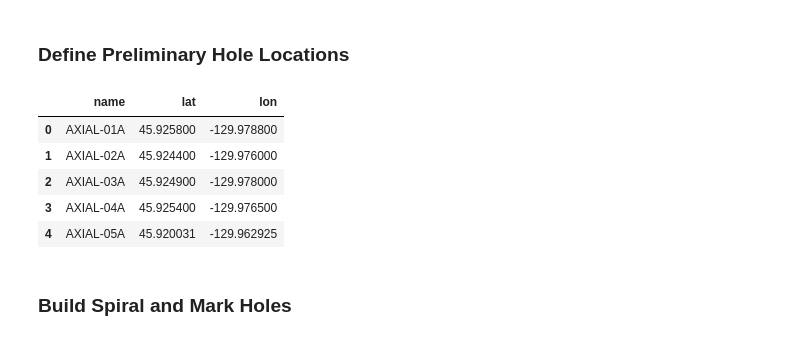
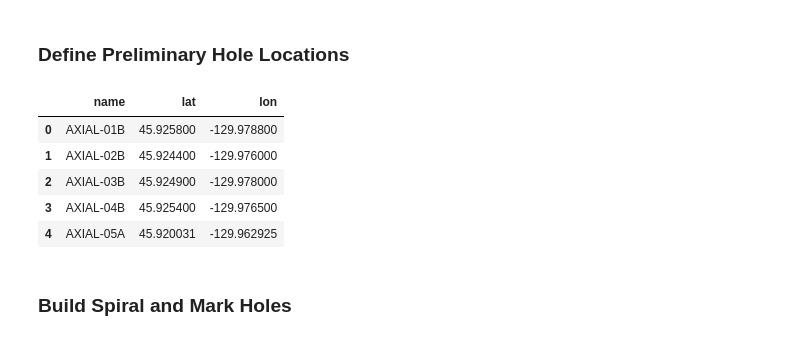
Before and after one commit to ooicloud/axial-drilling, a Jupyter notebook: maps/notebooks/clean_data.ipynb, the cells around one changed output. Cells and saved outputs as stored; diff of their text form; code cells hidden in the pictures.

```diff
--- a/maps/notebooks/clean_data.ipynb
+++ b/maps/notebooks/clean_data.ipynb
@@ -210,20 +210,20 @@ thickness_interp_ds.to_zarr(data_dir + 'thickness_interp.zarr', mode='w')
 # %% [markdown]
 ### Define Preliminary Hole Locations
 # %%
-holes = [['AXIAL-01A', 45.9258, -129.9788],
-         ['AXIAL-02A', 45.9244, -129.9760],
-         ['AXIAL-03A', 45.9249, -129.9780],
-         ['AXIAL-04A', 45.9254, -129.9765],
+holes = [['AXIAL-01B', 45.9258, -129.9788],
+         ['AXIAL-02B', 45.9244, -129.9760],
+         ['AXIAL-03B', 45.9249, -129.9780],
+         ['AXIAL-04B', 45.9254, -129.9765],
          ['AXIAL-05A', 45.92003065, -129.96292517]]
 
 holes_df = pd.DataFrame(holes, columns = ['name', 'lat', 'lon'])
 holes_df
 # %% [output]
 |  | name | lat | lon |
-| 0 | AXIAL-01A | 45.925800 | -129.978800 |
-| 1 | AXIAL-02A | 45.924400 | -129.976000 |
-| 2 | AXIAL-03A | 45.924900 | -129.978000 |
-| 3 | AXIAL-04A | 45.925400 | -129.976500 |
+| 0 | AXIAL-01B | 45.925800 | -129.978800 |
+| 1 | AXIAL-02B | 45.924400 | -129.976000 |
+| 2 | AXIAL-03B | 45.924900 | -129.978000 |
+| 3 | AXIAL-04B | 45.925400 | -129.976500 |
 | 4 | AXIAL-05A | 45.920031 | -129.962925 |
 # %% [markdown]
 ### Build Spiral and Mark Holes
```
Also changed, not shown: parts of 7 cells of this notebook, 13 other files.
